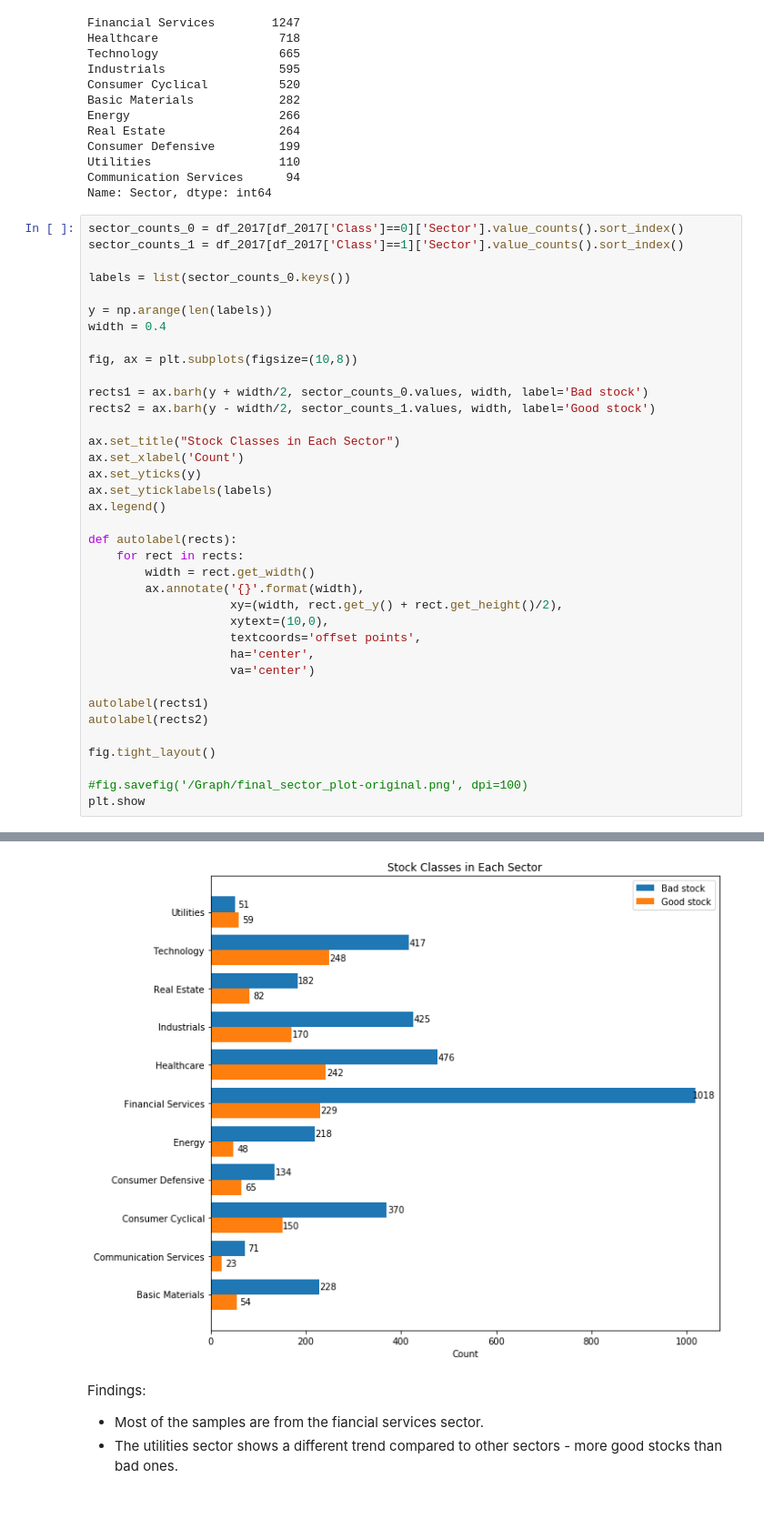
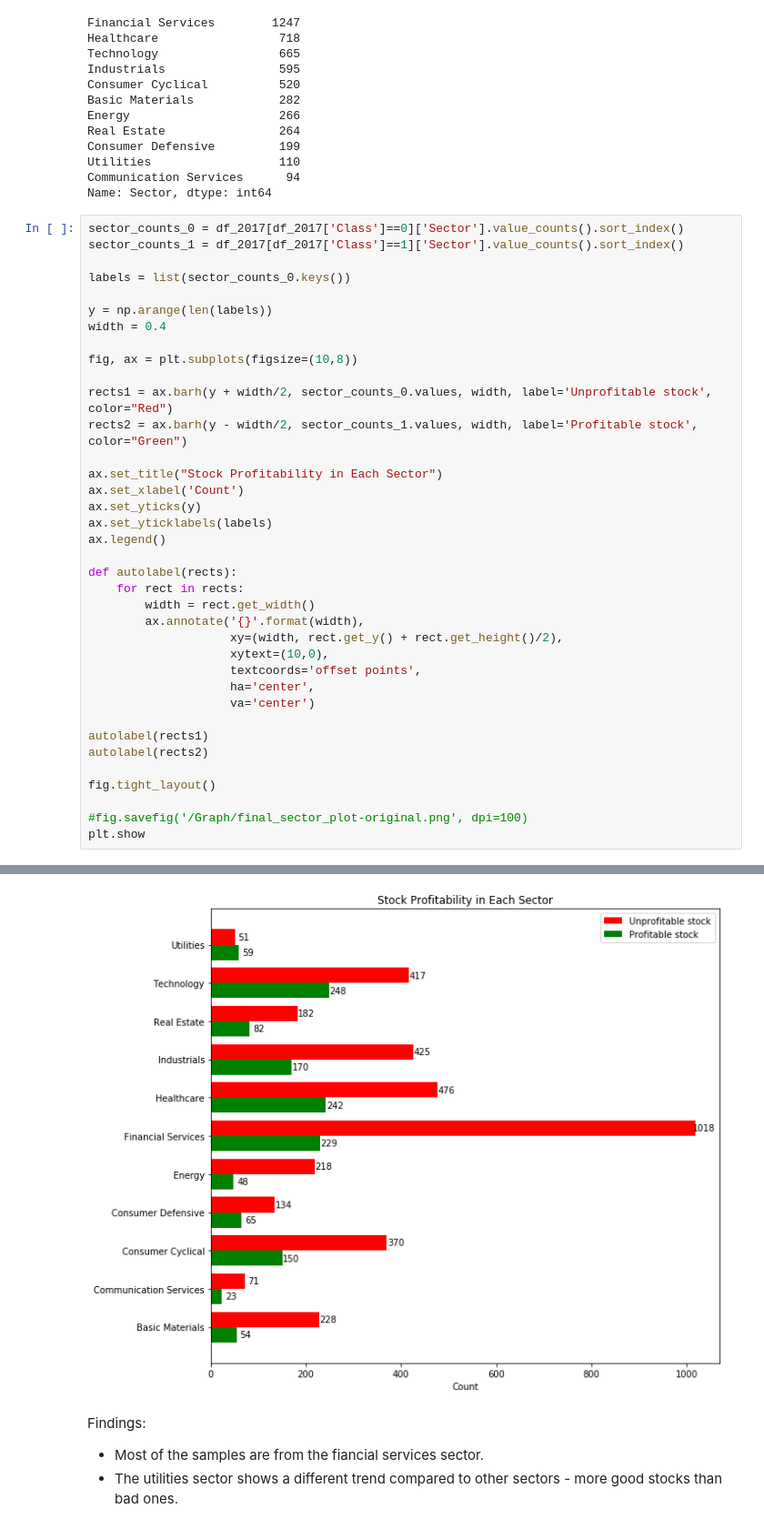
Before and after one commit to ahuang95/Stock-Profitability-Prediction, a Jupyter notebook: final_code.ipynb, the cells around one changed output, grey strips where cells are left out. Shown at 91% size. Drawn from its saved outputs; the diff is of its cells as text.

```diff
--- a/final_code.ipynb
+++ b/final_code.ipynb
@@ -114,37 +132,37 @@ labels = list(sector_counts_0.keys())
 y = np.arange(len(labels))
 width = 0.4
 
 fig, ax = plt.subplots(figsize=(10,8))
 
-rects1 = ax.barh(y + width/2, sector_counts_0.values, width, label='Bad stock')
-rects2 = ax.barh(y - width/2, sector_counts_1.values, width, label='Good stock')
+rects1 = ax.barh(y + width/2, sector_counts_0.values, width, label='Unprofitable stock', color="Red")
+rects2 = ax.barh(y - width/2, sector_counts_1.values, width, label='Profitable stock', color="Green")
 
-ax.set_title("Stock Classes in Each Sector")
+ax.set_title("Stock Profitability in Each Sector")
 ax.set_xlabel('Count')
 ax.set_yticks(y)
 ax.set_yticklabels(labels)
 ax.legend()
 
 def autolabel(rects):
     for rect in rects:
         width = rect.get_width()
         ax.annotate('{}'.format(width),
                     xy=(width, rect.get_y() + rect.get_height()/2),
                     xytext=(10,0),
                     textcoords='offset points',
                     ha='center',
                     va='center')
 
 autolabel(rects1)
 autolabel(rects2)
 
 fig.tight_layout()
 
 #fig.savefig('/Graph/final_sector_plot-original.png', dpi=100)
 plt.show
 # %% [output]
 <function matplotlib.pyplot.show(*args, **kw)>
-[figure, old version]
+[figure, new version]
 # %% [markdown]
 Findings:
 * Most of the samples are from the fiancial services sector.
```
Also changed, not shown: parts of 25 cells of this notebook.
